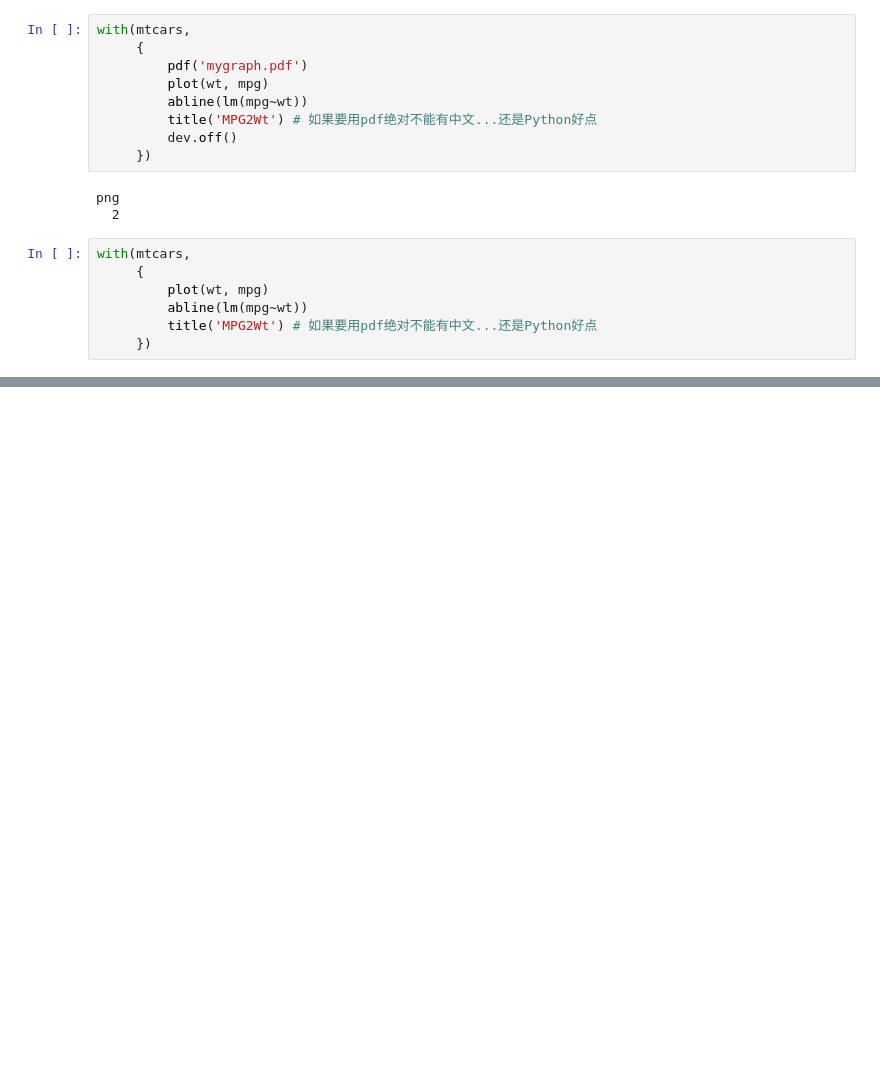
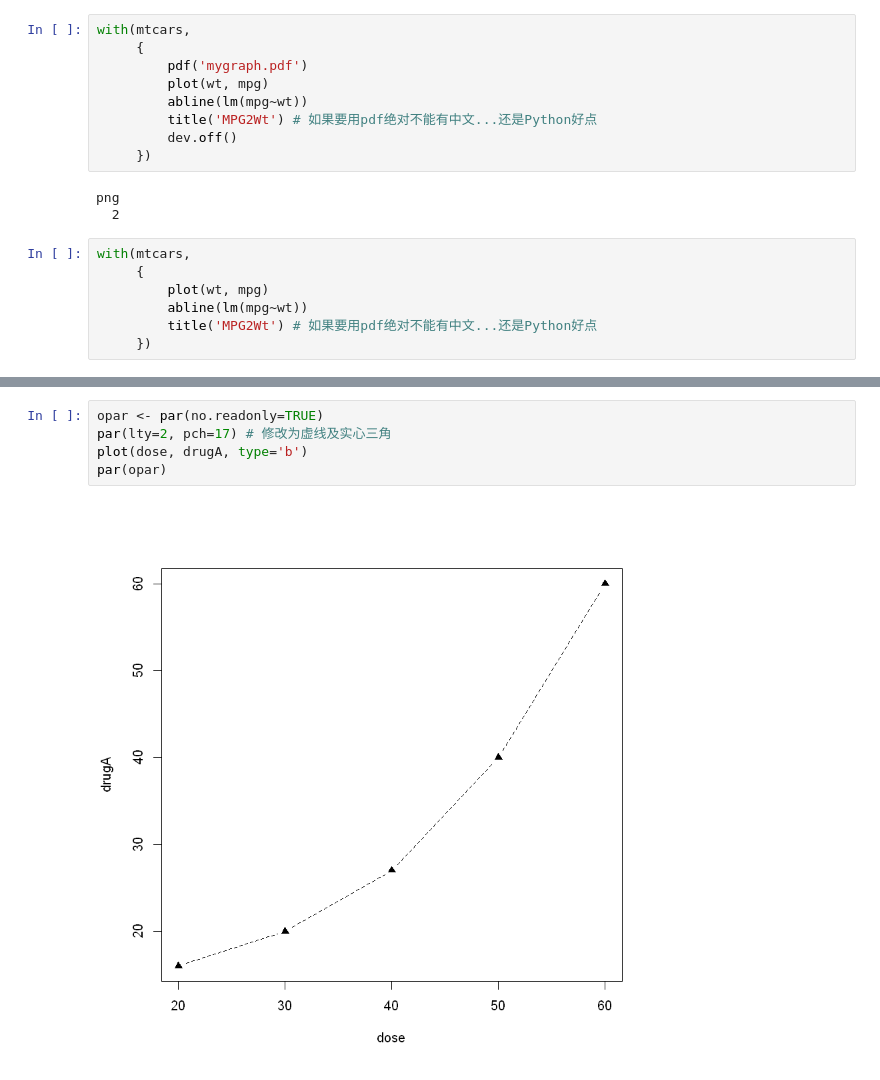
Before and after one commit to THUzhangga/R_notebook, a Jupyter notebook: R_notebook.ipynb, the cells around one changed output, grey strips where cells are left out. Drawn from its saved outputs; the diff is of its cells as text; blank space fills up the shorter version.

```diff
--- a/R_notebook.ipynb
+++ b/R_notebook.ipynb
@@ -295,0 +304,7 @@ with(mtcars,
+# %%
+opar <- par(no.readonly=TRUE)
+par(lty=2, pch=17) # 修改为虚线及实心三角
+plot(dose, drugA, type='b')
+par(opar)
+# %% [output]
+[figure, added]
```
Also changed, not shown: parts of 10 cells of this notebook.
